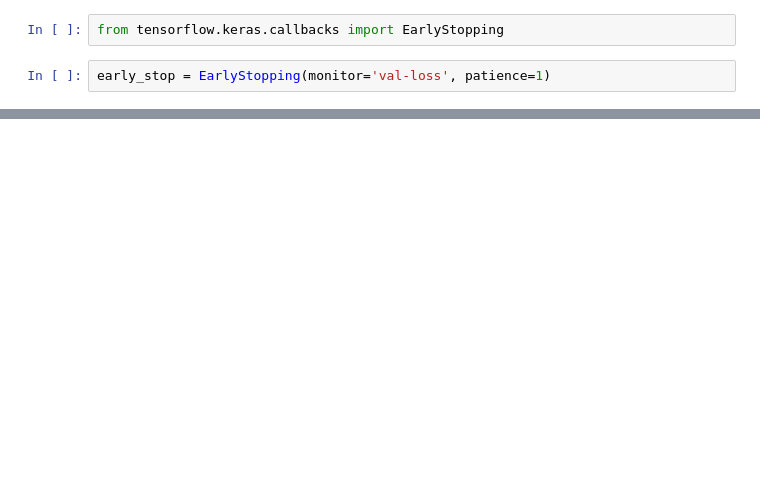
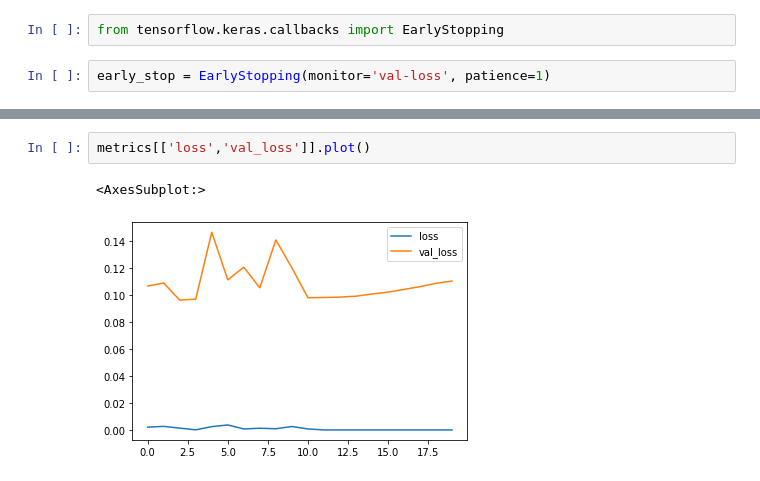
Before and after one commit to IBM-EPBL/IBM-Project-9757-1659072459, a Jupyter notebook: Project Development Phase/Sprint 2/Model building.ipynb, the cells around one changed output, grey strips where cells are left out. Cells and saved outputs as stored; diff of their text form; blank space fills up the shorter version.

```diff
--- a/Project Development Phase/Sprint 2/Model building.ipynb
+++ b/Project Development Phase/Sprint 2/Model building.ipynb
@@ -166,0 +213,5 @@ Epoch 15/15
+# %%
+metrics[['loss','val_loss']].plot()
+# %% [output]
+<AxesSubplot:>
+[figure, added]
```
Also changed, not shown: parts of 29 cells of this notebook.
